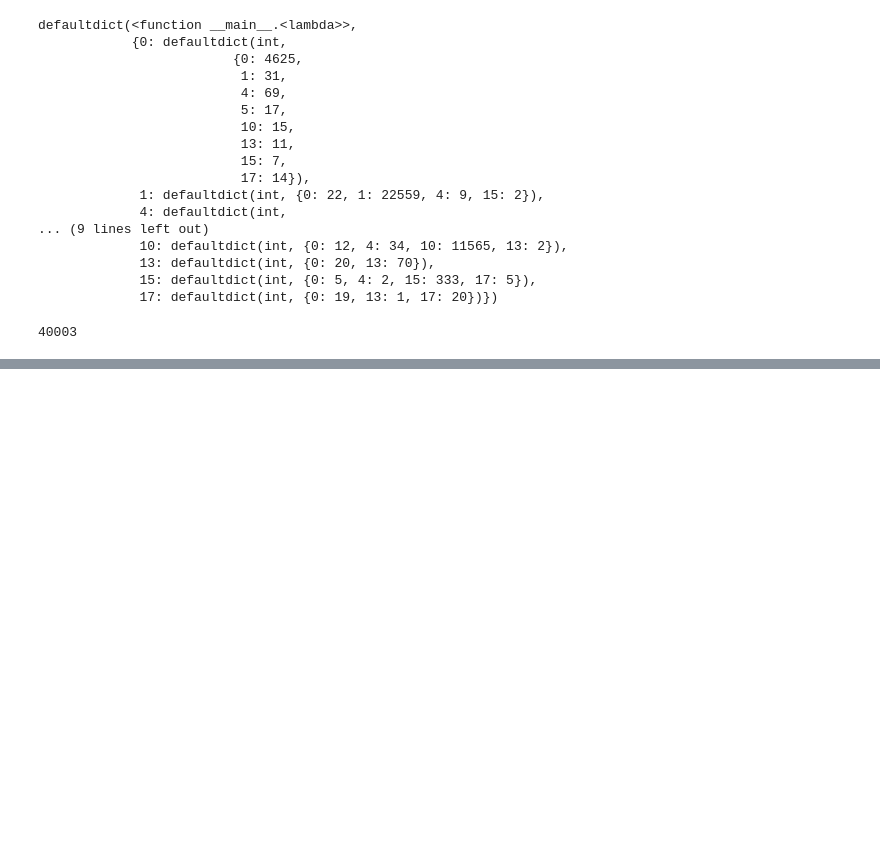
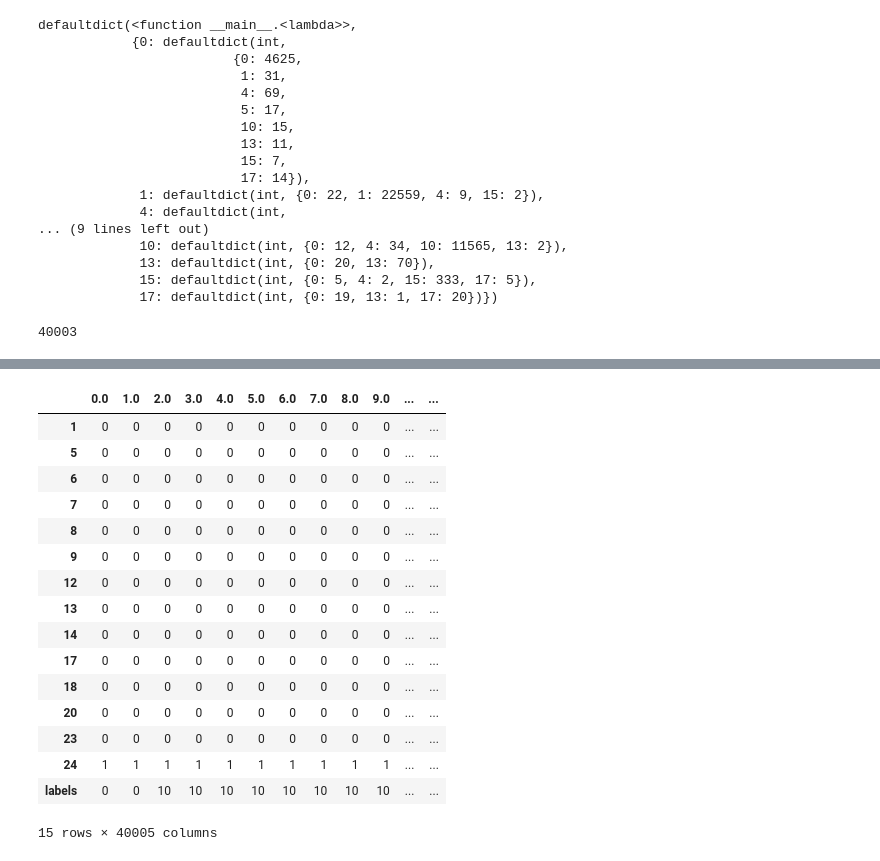
Before and after one commit to du-phan/Human-Activity-Recognition, a Jupyter notebook: Data cleaning.ipynb, the cells around one changed output, grey strips where cells are left out. Drawn from its saved outputs; the diff is of its cells as text; code cells hidden in the pictures; blank space fills up the shorter version.

Commit message:
add transitionMatrix

```diff
--- a/Data cleaning.ipynb
+++ b/Data cleaning.ipynb
@@ -401,0 +506,22 @@ s
+# %%
+finalFeatureMatrix.loc['labels'] = labels
+# %%
+finalFeatureMatrix
+# %% [output]
+|  | 0.0 | 1.0 | 2.0 | 3.0 | 4.0 | 5.0 | 6.0 | 7.0 | 8.0 | 9.0 | ... | ... |
+| 1 | 0 | 0 | 0 | 0 | 0 | 0 | 0 | 0 | 0 | 0 | ... | ... |
+| 5 | 0 | 0 | 0 | 0 | 0 | 0 | 0 | 0 | 0 | 0 | ... | ... |
+| 6 | 0 | 0 | 0 | 0 | 0 | 0 | 0 | 0 | 0 | 0 | ... | ... |
+| 7 | 0 | 0 | 0 | 0 | 0 | 0 | 0 | 0 | 0 | 0 | ... | ... |
+| 8 | 0 | 0 | 0 | 0 | 0 | 0 | 0 | 0 | 0 | 0 | ... | ... |
+| 9 | 0 | 0 | 0 | 0 | 0 | 0 | 0 | 0 | 0 | 0 | ... | ... |
+| 12 | 0 | 0 | 0 | 0 | 0 | 0 | 0 | 0 | 0 | 0 | ... | ... |
+| 13 | 0 | 0 | 0 | 0 | 0 | 0 | 0 | 0 | 0 | 0 | ... | ... |
+| 14 | 0 | 0 | 0 | 0 | 0 | 0 | 0 | 0 | 0 | 0 | ... | ... |
+| 17 | 0 | 0 | 0 | 0 | 0 | 0 | 0 | 0 | 0 | 0 | ... | ... |
+| 18 | 0 | 0 | 0 | 0 | 0 | 0 | 0 | 0 | 0 | 0 | ... | ... |
+| 20 | 0 | 0 | 0 | 0 | 0 | 0 | 0 | 0 | 0 | 0 | ... | ... |
+| 23 | 0 | 0 | 0 | 0 | 0 | 0 | 0 | 0 | 0 | 0 | ... | ... |
+| 24 | 1 | 1 | 1 | 1 | 1 | 1 | 1 | 1 | 1 | 1 | ... | ... |
+| labels | 0 | 0 | 10 | 10 | 10 | 10 | 10 | 10 | 10 | 10 | ... | ... |
+15 rows × 40005 columns
```
Also changed, not shown: parts of 16 cells of this notebook.
